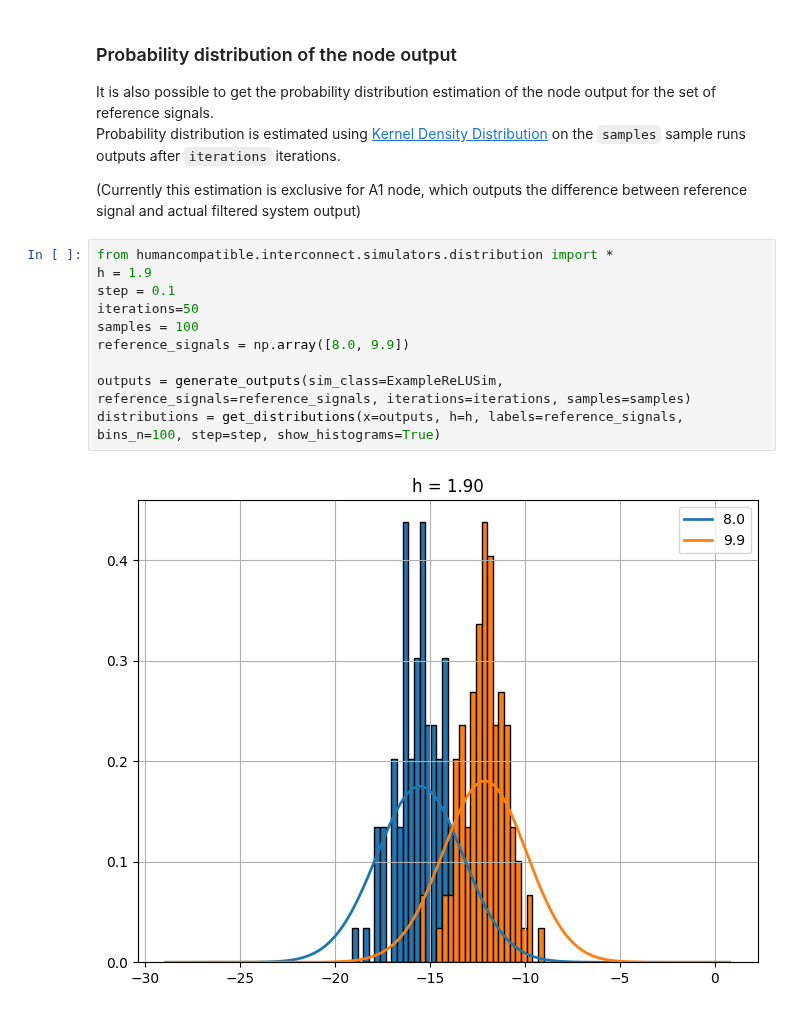
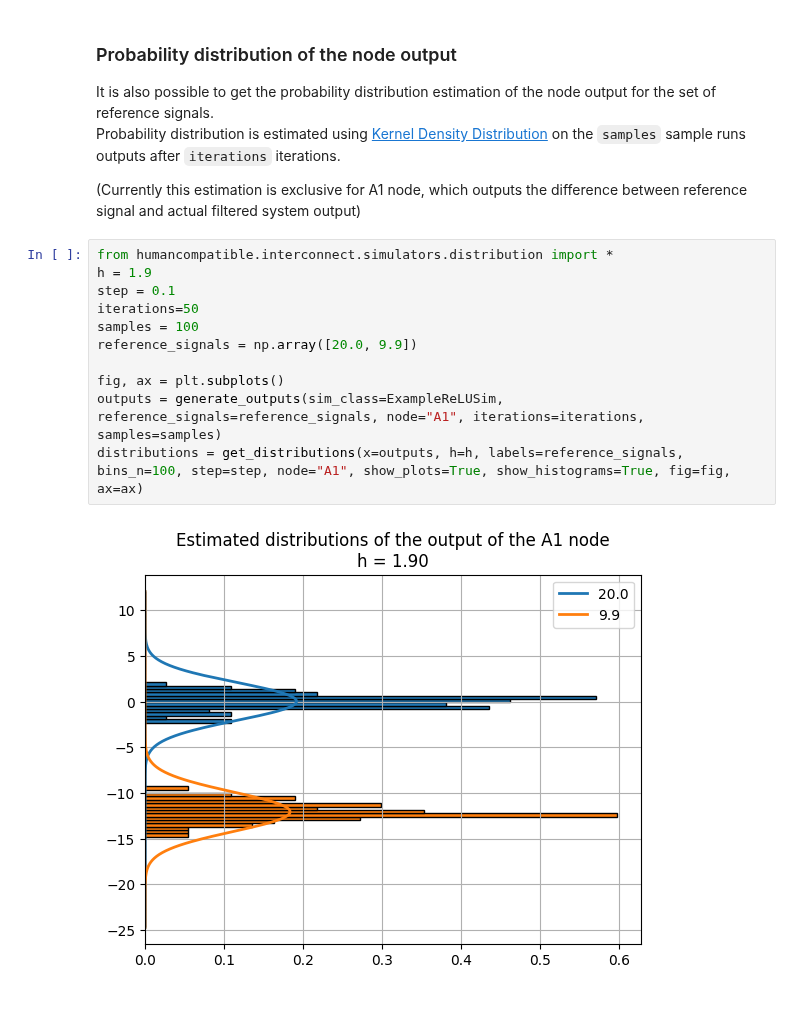
Before and after one commit to humancompatible/interconnect, a Jupyter notebook: examples/approximation.ipynb, the cells around one changed output. Drawn from its saved outputs; the diff is of its cells as text.

```diff
--- a/examples/approximation.ipynb
+++ b/examples/approximation.ipynb
@@ -55,12 +53,13 @@ Probability distribution is estimated using [Kernel Density Distribution](https:
 # %%
 from humancompatible.interconnect.simulators.distribution import *
 h = 1.9
 step = 0.1
 iterations=50
 samples = 100
-reference_signals = np.array([8.0, 9.9])
+reference_signals = np.array([20.0, 9.9])
 
-outputs = generate_outputs(sim_class=ExampleReLUSim, reference_signals=reference_signals, iterations=iterations, samples=samples)
-distributions = get_distributions(x=outputs, h=h, labels=reference_signals, bins_n=100, step=step, show_histograms=True)
+fig, ax = plt.subplots()
+outputs = generate_outputs(sim_class=ExampleReLUSim, reference_signals=reference_signals, node="A1", iterations=iterations, samples=samples)
+distributions = get_distributions(x=outputs, h=h, labels=reference_signals, bins_n=100, step=step, node="A1", show_plots=True, show_histograms=True, fig=fig, ax=ax)
 # %% [output]
-[figure, old version]
+[figure, new version]
```
Also changed, not shown: parts of 3 cells of this notebook, 4 other files.
